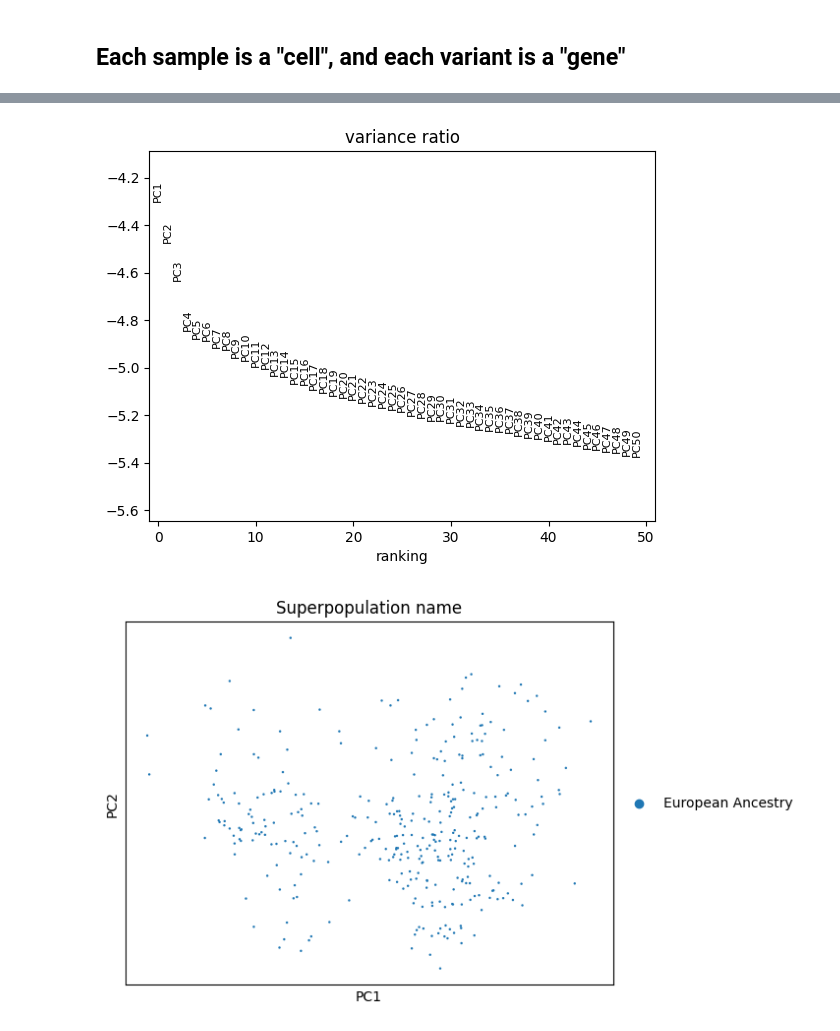
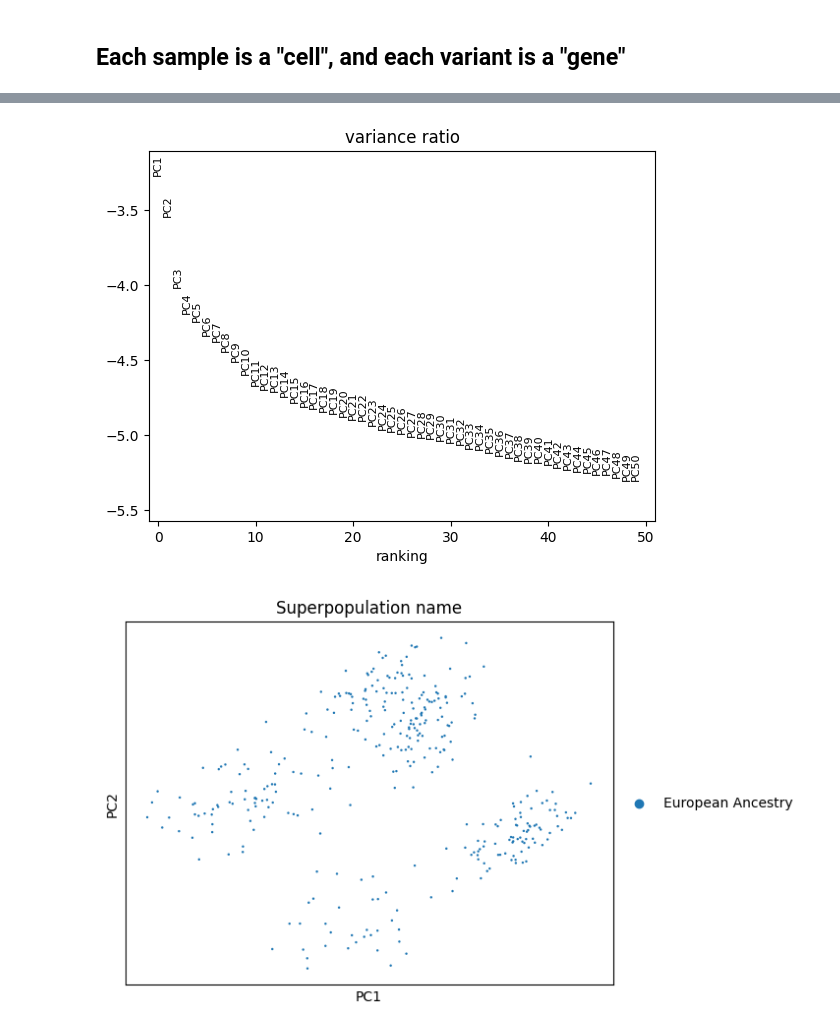
Before and after one commit to pachterlab/RLSRP_2025, a Jupyter notebook: notebooks/Fig3_geuvadis.ipynb, the cells around one changed output, grey strips where cells are left out. Saved outputs shown, nothing was run; the diff lists cells and outputs as text; code cells hidden in the pictures.

Commit message:
geuvadis pca checkpoing - about to remove some plots

```diff
--- a/notebooks/Fig3_geuvadis.ipynb
+++ b/notebooks/Fig3_geuvadis.ipynb
@@ -46,7 +47,6 @@ t2g_file = os.path.join(reference_dir, "ensembl_grch37_release113", "t2g.txt")
 min_counts = 2
 min_samples_per_variant = 3
 n_top_variants = 2000
-do_scaling = True
 gene_set_to_exclude = {'ENSG00000111640', 'ENSG00000242580', 'ENSG00000243466', 'ENST00000603632', 'ENST00000605760'}  # None, or a set of gene names to exclude from the analysis (in ENSGs)
 
 out_dir = os.path.join(data_dir, f"geuvadis_analysis_total")
@@ -211,8 +211,19 @@ adata_vcrs_without_African = adata_vcrs[adata_vcrs.obs['Superpopulation name'] !
 # %% [markdown]
 ## Each sample is a "cell", and each variant is a "gene"
 # %%
-def plot_pca(adata, min_samples_per_variant=3, log_adata=True, n_top_variants=n_top_variants, batch_key=None, do_scaling=True, n_pcs=50, size=12, remove_outliers=False):
+def plot_pca(adata, min_samples_per_variant=3, log_adata=False, n_top_variants=n_top_variants, batch_key=None, do_scaling=False, mean_scaling=False, n_pcs=50, size=12, remove_outliers=False, use_binary_matrix=False):
     adata = adata.copy()
+    adata_original = adata.copy()
+    if use_binary_matrix:
+        adata.X = (adata.X > 0).astype(int)
+        print("Binary matrix means do not log1p or scale")
+        log_adata = False
+        if do_scaling:
+            mean_scaling = True
+        do_scaling = False
+    if do_scaling and mean_scaling:
+        print("Mean scaling and scaling are mutually exclusive, setting mean_scaling to False")
+        mean_scaling = False
     sc.pp.filter_genes(adata, min_cells=min_samples_per_variant)
     if log_adata:
         sc.pp.log1p(adata)
@@ -220,6 +231,12 @@ def plot_pca(adata, min_samples_per_variant=3, log_adata=True, n_top_variants=n_
     if do_scaling:
         adata.raw = adata.copy()
         sc.pp.scale(adata, max_value=None)
+    if mean_scaling:
+        if sparse.issparse(adata.X):
+            means = np.array(adata.X.mean(axis=0)).ravel()
+            adata.X = adata.X - means  # sparse broadcast
+        else:
+            adata.X = adata.X - adata.X.mean(axis=0)
 
     sc.tl.pca(adata)
     if remove_outliers:  # removes outlier greater than 5 standard deviations from the mean in PC1
@@ -227,8 +244,8 @@ def plot_pca(adata, min_samples_per_variant=3, log_adata=True, n_top_variants=n_
         z_scores = np.abs((pc1 - pc1.mean()) / pc1.std())
         threshold = 5
         keep_cells = z_scores <= threshold
-        adata = adata[keep_cells].copy()
-        plot_pca(adata=adata, min_samples_per_variant=min_samples_per_variant, log_adata=False, n_top_variants=n_top_variants, batch_key=batch_key, do_scaling=do_scaling, n_pcs=n_pcs, size=size, remove_outliers=False)
+        adata = adata_original[keep_cells].copy()
+        plot_pca(adata=adata, min_samples_per_variant=min_samples_per_variant, log_adata=log_adata, n_top_variants=n_top_variants, batch_key=batch_key, do_scaling=do_scaling, mean_scaling=mean_scaling, n_pcs=n_pcs, size=size, remove_outliers=False, use_binary_matrix=use_binary_matrix)
         return
     sc.pl.pca_variance_ratio(adata, n_pcs=n_pcs, log=True)
     sc.pl.pca(
@@ -244,4 +261,11 @@ def plot_pca(adata, min_samples_per_variant=3, log_adata=True, n_top_variants=n_
         dimensions=[(0, 1)],
         size=size,
     )
+
+    sc.pl.pca(
+        adata,
+        color=["Sex"],
+        dimensions=[(0, 1)],
+        size=size,
+    )
 # %%
@@ -286,5 +322,5 @@ plot_pca(adata_genotype_without_CEPH, min_samples_per_variant=min_samples_per_va
 # %%
-plot_pca(adata_genotype_without_African, min_samples_per_variant=min_samples_per_variant, log_adata=False, n_top_variants=n_top_variants, batch_key=None, do_scaling=do_scaling, n_pcs=50, size=12)
+plot_pca(adata_genotype_without_African, min_samples_per_variant=min_samples_per_variant, log_adata=False, n_top_variants=n_top_variants, batch_key=None, do_scaling=False, mean_scaling=True, n_pcs=50, size=12)
 # %% [output]
-[figure, old version]
+[figure, new version]
-[figure, old version]
+[figure, new version]
```
Also changed, not shown: parts of 12 cells of this notebook.
